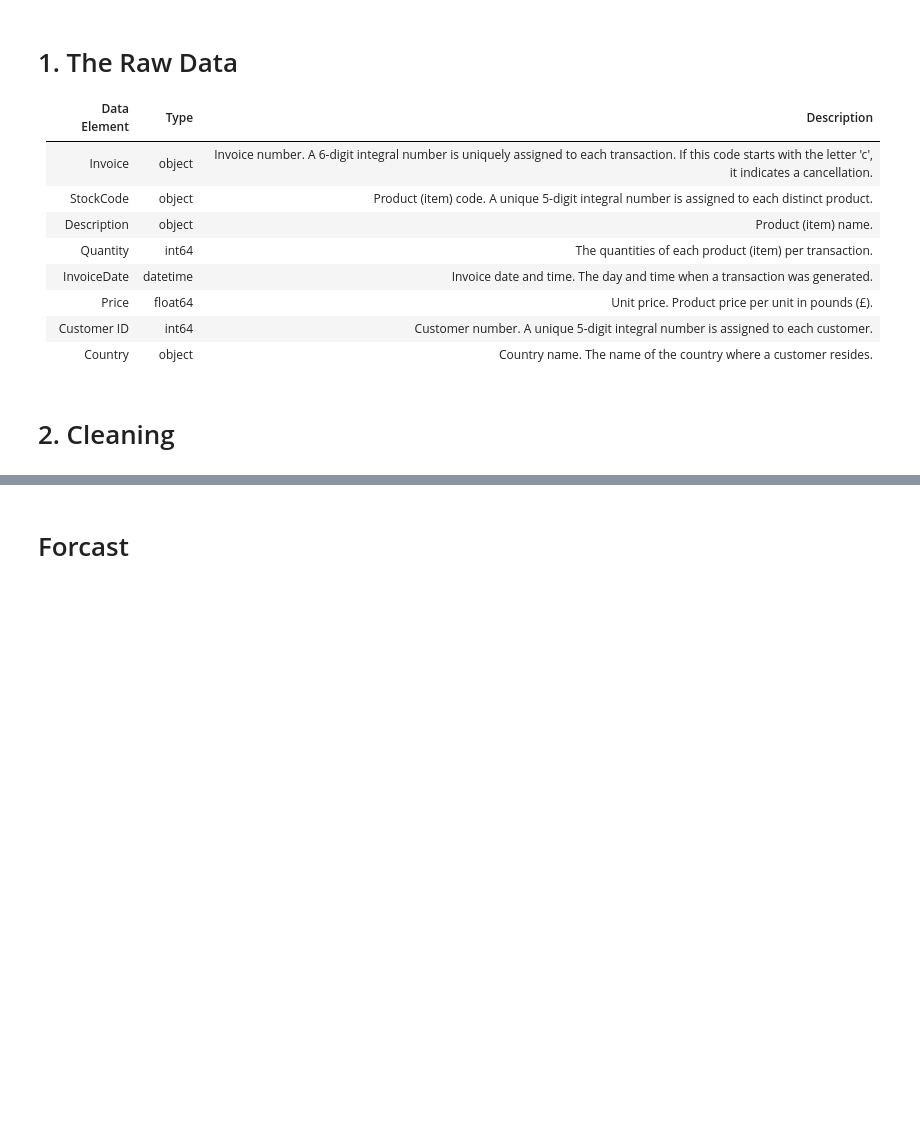
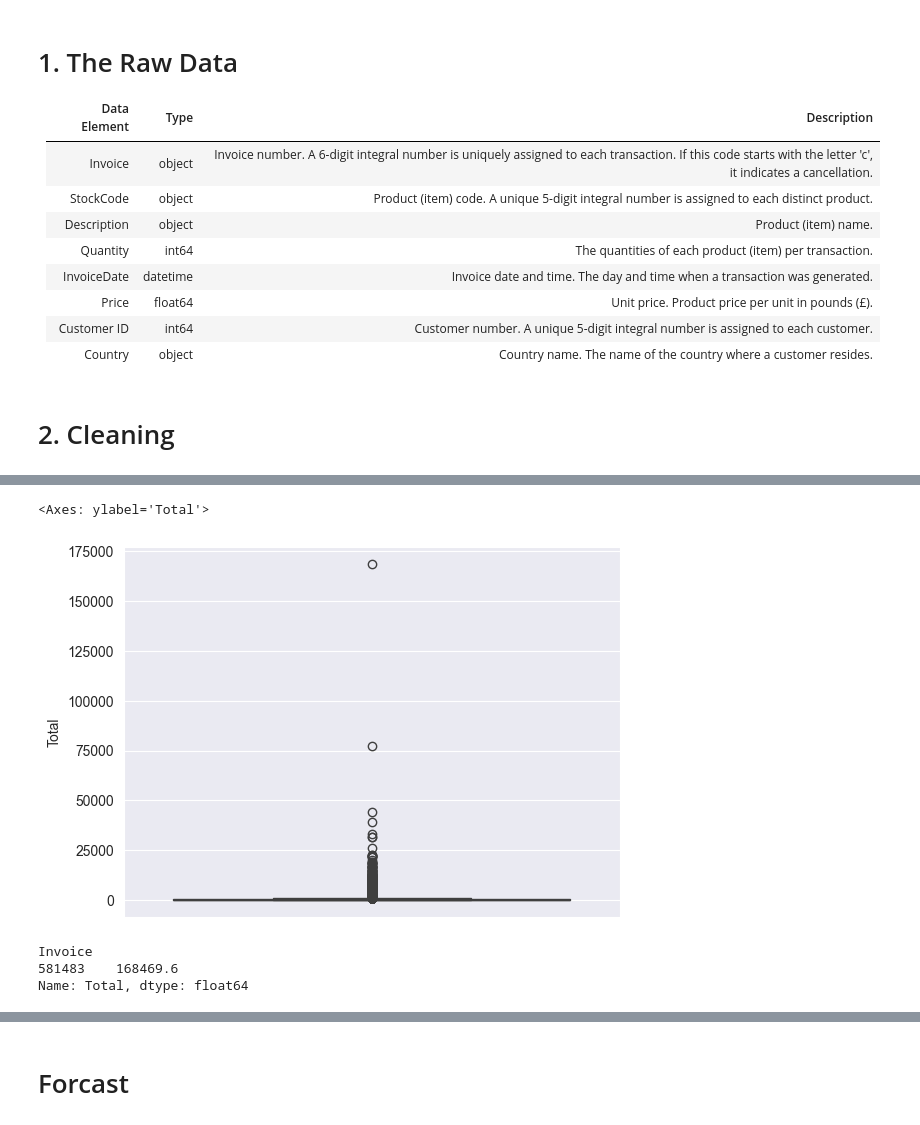
Before and after one commit to BryanGonzalez262/DS4A, a Jupyter notebook: challenge.ipynb, the cells around one changed output, grey strips where cells are left out. Cells and saved outputs as stored; diff of their text form; code cells hidden in the pictures; blank space fills up the shorter version.

```diff
--- a/challenge.ipynb
+++ b/challenge.ipynb
@@ -93,0 +123,13 @@ there are 0 Nans in the Cancelled column
+# %%
+invoice_totals = df.groupby('Invoice').Total.sum()#.max()
+invoice_totals.loc[invoice_totals == invoice_totals.max()]
+sns.boxplot(y=invoice_totals)
+# %% [output]
+<Axes: ylabel='Total'>
+[figure, added]
+# %%
+invoice_totals.loc[invoice_totals == invoice_totals.max()]
+# %% [output]
+Invoice
+581483    168469.6
+Name: Total, dtype: float64
```
Also changed, not shown: parts of 43 cells of this notebook.
